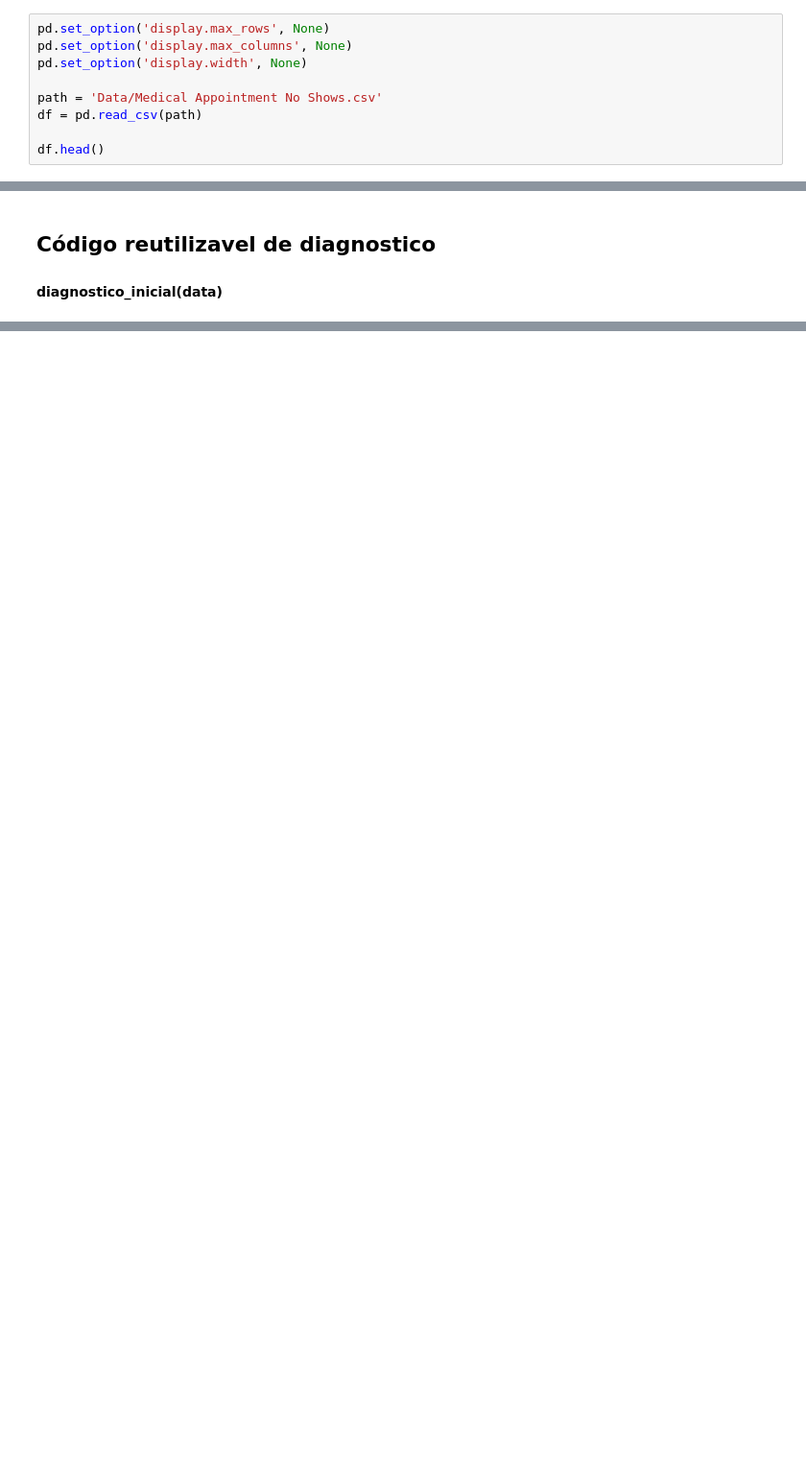
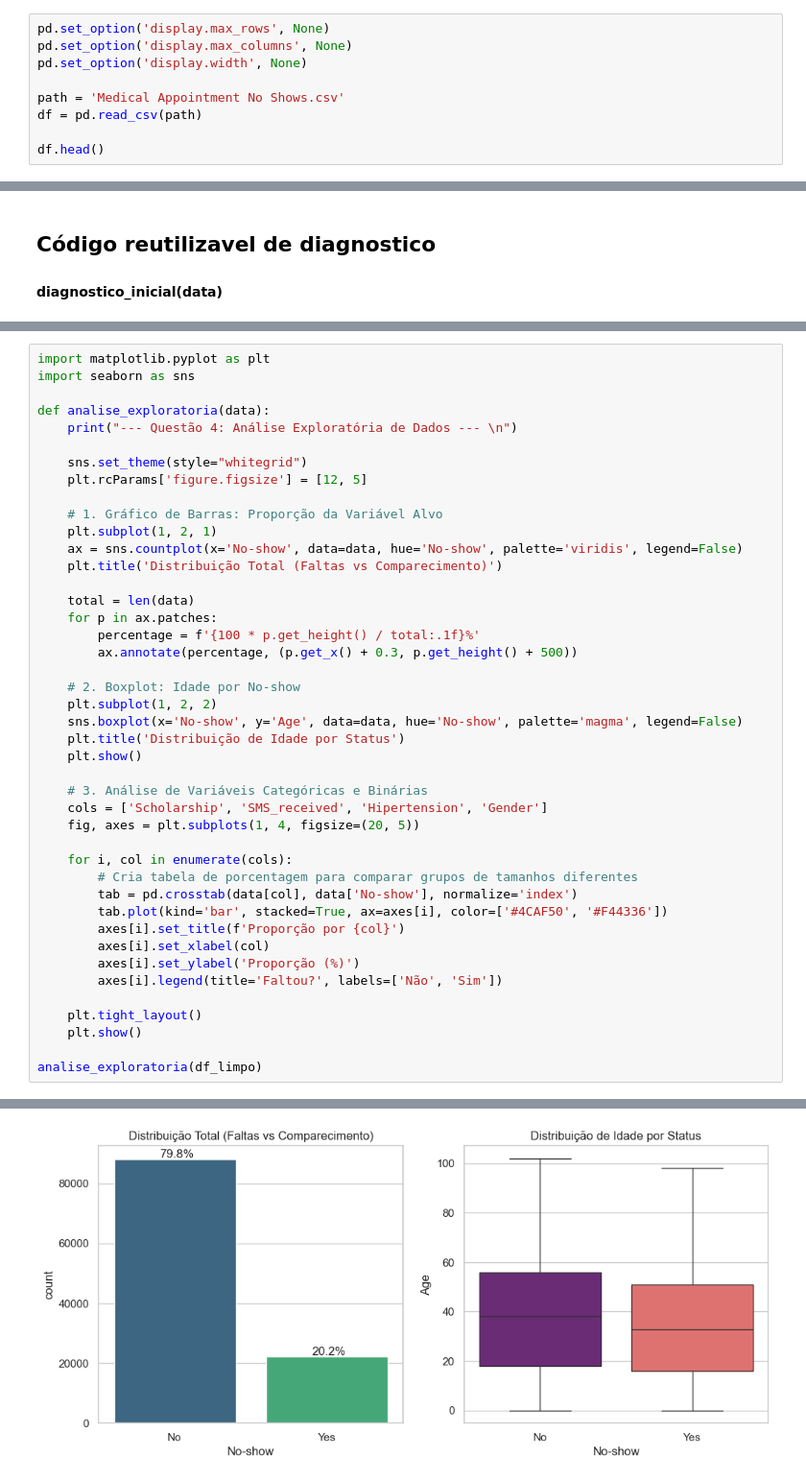
Before and after one commit to leandrowanderley/DataScience_UFAL, a Jupyter notebook: Lista 1/script.ipynb, the cells around one changed output, grey strips where cells are left out. Shown at 96% size. Cells and saved outputs as stored; diff of their text form; blank space fills up the shorter version.

```diff
--- a/Lista 1/script.ipynb
+++ b/Lista 1/script.ipynb
@@ -18,7 +18,7 @@ pd.set_option('display.max_rows', None)
 pd.set_option('display.max_columns', None)
 pd.set_option('display.width', None)
 
-path = 'Data/Medical Appointment No Shows.csv'
+path = 'Medical Appointment No Shows.csv'
 df = pd.read_csv(path)
 
 df.head()
@@ -118,0 +443,44 @@ See https://pandas.pydata.org/docs/user_guide/migration-3-strings.html#string-mi
+# %%
+import matplotlib.pyplot as plt
+import seaborn as sns
+
+def analise_exploratoria(data):
+    print("--- Questão 4: Análise Exploratória de Dados --- \n")
+
+    sns.set_theme(style="whitegrid")
+    plt.rcParams['figure.figsize'] = [12, 5]
+
+    # 1. Gráfico de Barras: Proporção da Variável Alvo
+    plt.subplot(1, 2, 1)
+    ax = sns.countplot(x='No-show', data=data, hue='No-show', palette='viridis', legend=False)
+    plt.title('Distribuição Total (Faltas vs Comparecimento)')
+
+    total = len(data)
+    for p in ax.patches:
+        percentage = f'{100 * p.get_height() / total:.1f}%'
+        ax.annotate(percentage, (p.get_x() + 0.3, p.get_height() + 500))
+
+    # 2. Boxplot: Idade por No-show
+    plt.subplot(1, 2, 2)
+    sns.boxplot(x='No-show', y='Age', data=data, hue='No-show', palette='magma', legend=False)
+    plt.title('Distribuição de Idade por Status')
+    plt.show()
+
+    # 3. Análise de Variáveis Categóricas e Binárias
+    cols = ['Scholarship', 'SMS_received', 'Hipertension', 'Gender']
+    fig, axes = plt.subplots(1, 4, figsize=(20, 5))
+
+    for i, col in enumerate(cols):
+        # Cria tabela de porcentagem para comparar grupos de tamanhos diferentes
+        tab = pd.crosstab(data[col], data['No-show'], normalize='index')
+        tab.plot(kind='bar', stacked=True, ax=axes[i], color=['#4CAF50', '#F44336'])
+        axes[i].set_title(f'Proporção por {col}')
+        axes[i].set_xlabel(col)
+        axes[i].set_ylabel('Proporção (%)')
+        axes[i].legend(title='Faltou?', labels=['Não', 'Sim'])
+
+    plt.tight_layout()
+    plt.show()
+
+analise_exploratoria(df_limpo)
+# %% [output]
@@ -118,0 +488 @@ See https://pandas.pydata.org/docs/user_guide/migration-3-strings.html#string-mi
+[figure, added]
```
Also changed, not shown: parts of 21 cells of this notebook.
